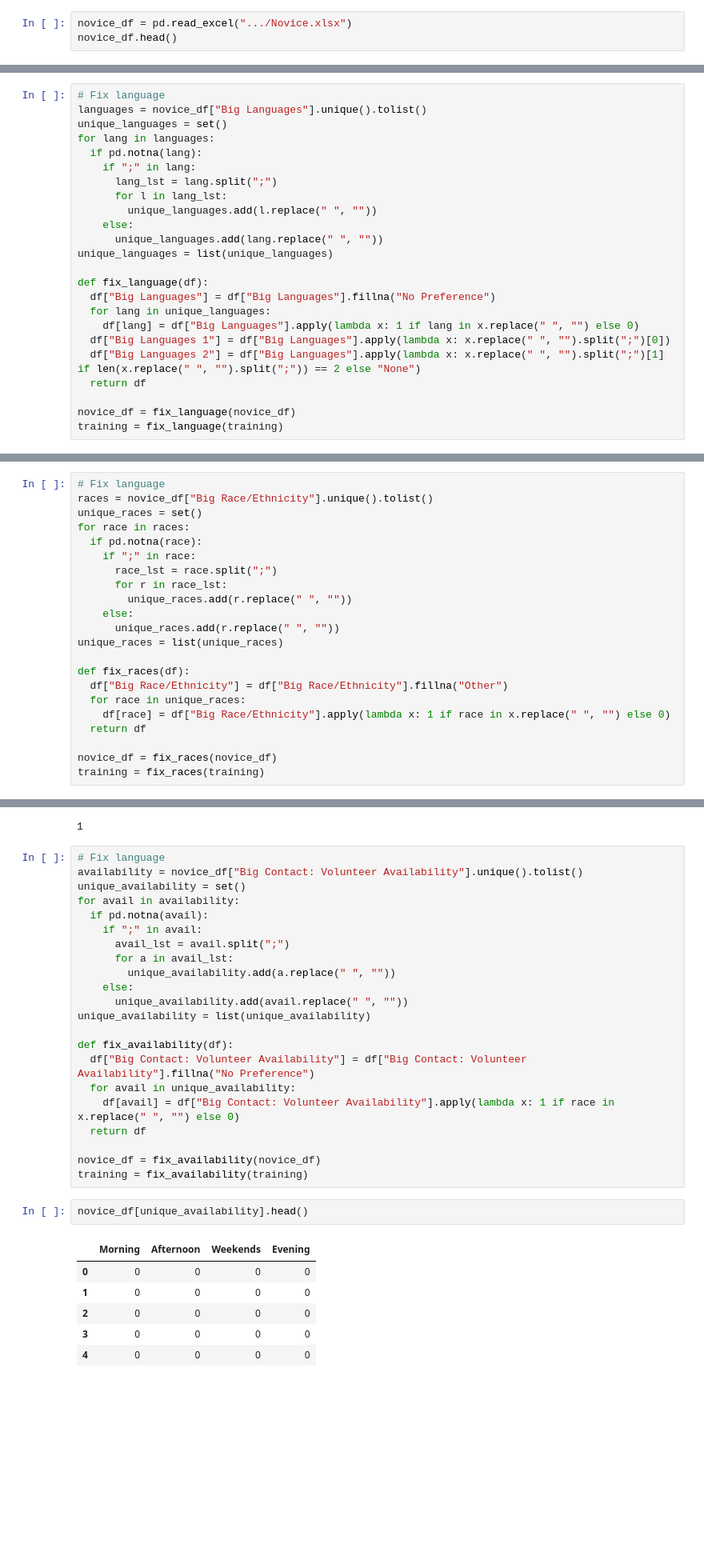
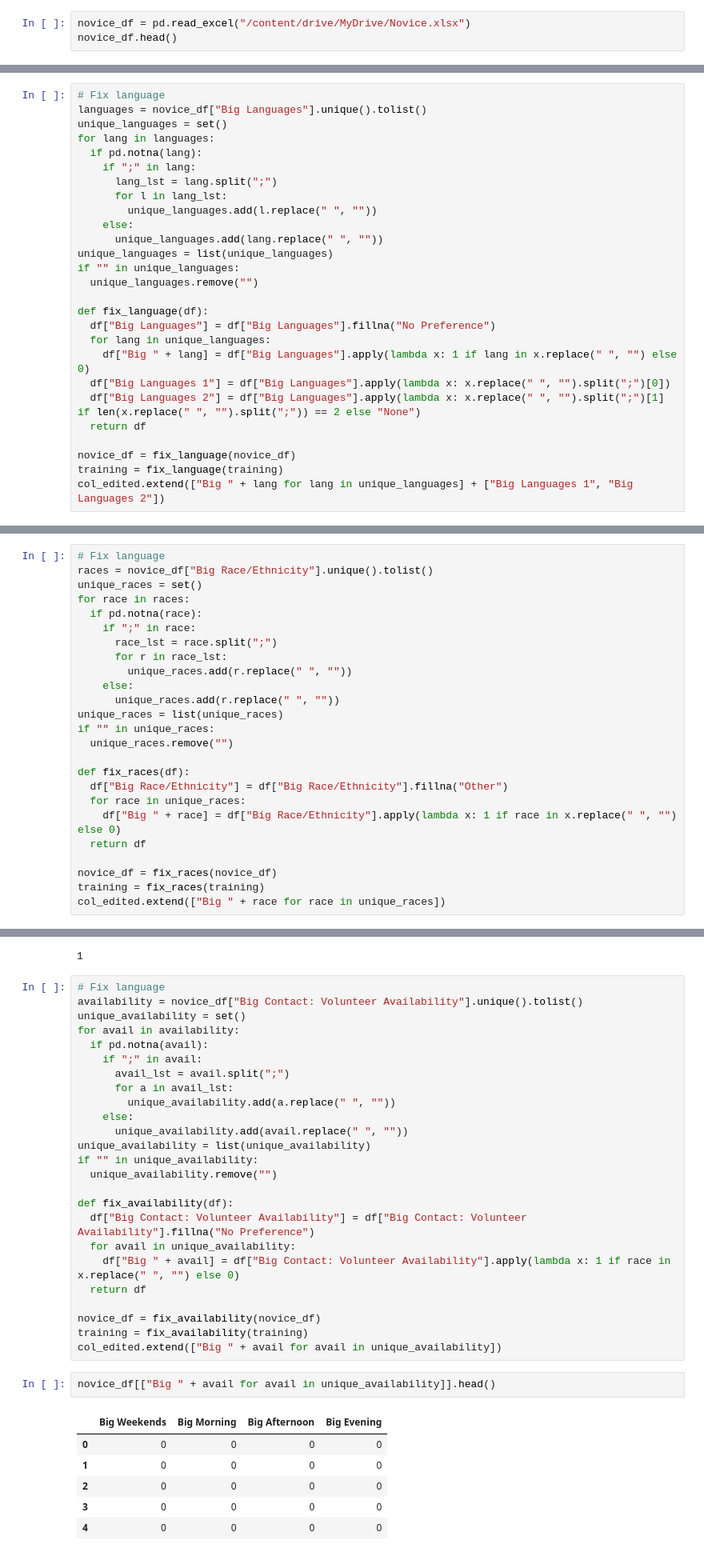
Before and after one commit to Al-Ashir-Intisar/minneMUDAC2025, a Jupyter notebook: MinneMUDAC2025_Anh.ipynb, the cells around one changed output, grey strips where cells are left out. Shown at 80% size. Saved outputs shown, nothing was run; the diff lists cells and outputs as text; blank space fills up the shorter version.

```diff
--- a/MinneMUDAC2025_Anh.ipynb
+++ b/MinneMUDAC2025_Anh.ipynb
@@ -13,7 +13,7 @@ drive.mount('/content/drive')
 # %% [output]
 Drive already mounted at /content/drive; to attempt to forcibly remount, call drive.mount("/content/drive", force_remount=True).
 # %%
-novice_df = pd.read_excel(".../Novice.xlsx")
+novice_df = pd.read_excel("/content/drive/MyDrive/Novice.xlsx")
 novice_df.head()
 # %% [output]
 |  | Match ID 18Char | Stage | Little ID | Big ID | Big County | Big Age | Big Occupation | Big: Military | ... |
@@ -424,17 +429,20 @@ for lang in languages:
     else:
       unique_languages.add(lang.replace(" ", ""))
 unique_languages = list(unique_languages)
+if "" in unique_languages:
+  unique_languages.remove("")
 
 def fix_language(df):
   df["Big Languages"] = df["Big Languages"].fillna("No Preference")
   for lang in unique_languages:
-    df[lang] = df["Big Languages"].apply(lambda x: 1 if lang in x.replace(" ", "") else 0)
+    df["Big " + lang] = df["Big Languages"].apply(lambda x: 1 if lang in x.replace(" ", "") else 0)
   df["Big Languages 1"] = df["Big Languages"].apply(lambda x: x.replace(" ", "").split(";")[0])
   df["Big Languages 2"] = df["Big Languages"].apply(lambda x: x.replace(" ", "").split(";")[1] if len(x.replace(" ", "").split(";")) == 2 else "None")
   return df
 
 novice_df = fix_language(novice_df)
 training = fix_language(training)
+col_edited.extend(["Big " + lang for lang in unique_languages] + ["Big Languages 1", "Big Languages 2"])
 # %%
 print(len(unique_languages))
 # %% [output]
@@ -476,13 +484,16 @@ for race in races:
     else:
       unique_races.add(r.replace(" ", ""))
 unique_races = list(unique_races)
+if "" in unique_races:
+  unique_races.remove("")
 
 def fix_races(df):
   df["Big Race/Ethnicity"] = df["Big Race/Ethnicity"].fillna("Other")
   for race in unique_races:
-    df[race] = df["Big Race/Ethnicity"].apply(lambda x: 1 if race in x.replace(" ", "") else 0)
+    df["Big " + race] = df["Big Race/Ethnicity"].apply(lambda x: 1 if race in x.replace(" ", "") else 0)
   return df
 
 novice_df = fix_races(novice_df)
 training = fix_races(training)
+col_edited.extend(["Big " + race for race in unique_races])
 # %%
@@ -518,19 +530,22 @@ for avail in availability:
     else:
       unique_availability.add(avail.replace(" ", ""))
 unique_availability = list(unique_availability)
+if "" in unique_availability:
+  unique_availability.remove("")
 
 def fix_availability(df):
   df["Big Contact: Volunteer Availability"] = df["Big Contact: Volunteer Availability"].fillna("No Preference")
   for avail in unique_availability:
-    df[avail] = df["Big Contact: Volunteer Availability"].apply(lambda x: 1 if race in x.replace(" ", "") else 0)
+    df["Big " + avail] = df["Big Contact: Volunteer Availability"].apply(lambda x: 1 if race in x.replace(" ", "") else 0)
   return df
 
 novice_df = fix_availability(novice_df)
 training = fix_availability(training)
+col_edited.extend(["Big " + avail for avail in unique_availability])
 # %%
-novice_df[unique_availability].head()
+novice_df[["Big " + avail for avail in unique_availability]].head()
 # %% [output]
-|  | Morning | Afternoon | Weekends | Evening |
+|  | Big Weekends | Big Morning | Big Afternoon | Big Evening |
 | 0 | 0 | 0 | 0 | 0 |
 | 1 | 0 | 0 | 0 | 0 |
 | 2 | 0 | 0 | 0 | 0 |
```
Also changed, not shown: parts of 30 cells of this notebook, 2 other files.
